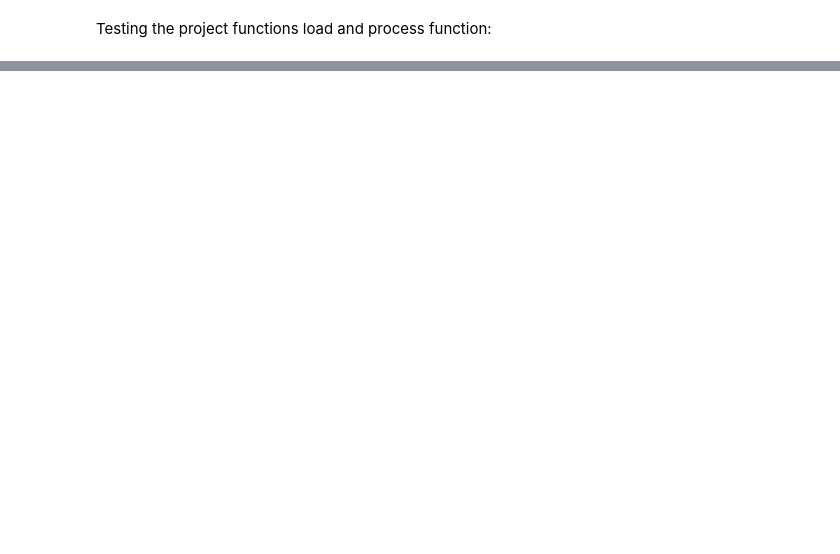
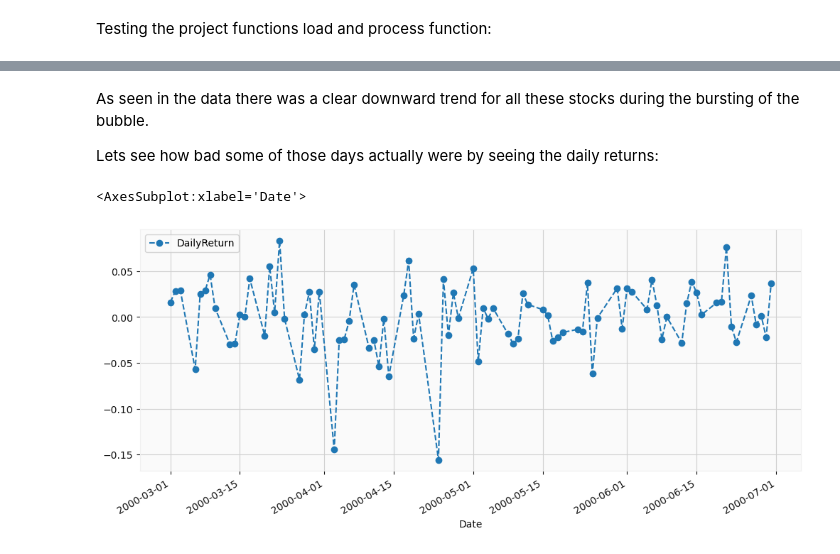
Before and after one commit to ubco-W2021T1-data301/project-group21-project, a Jupyter notebook: notebooks/analysis1.ipynb, the cells around one changed output, grey strips where cells are left out. Cells and saved outputs as stored; diff of their text form; code cells hidden in the pictures; blank space fills up the shorter version.

```diff
--- a/notebooks/analysis1.ipynb
+++ b/notebooks/analysis1.ipynb
@@ -517,0 +532,16 @@ df
+# %%
+# Loading and processing:
+# tech stocks
+AMZN_df = project_functions1.load_and_process("../data/raw/archive/Stocks/amzn.us.txt")
+MSFT_df = project_functions1.load_and_process("../data/raw/archive/Stocks/msft.us.txt")
+CSCO_df = project_functions1.load_and_process("../data/raw/archive/Stocks/csco.us.txt")
+
+# Bank stocks
+JPM_df = project_functions1.load_and_process("../data/raw/archive/Stocks/jpm.us.txt")
+BAC_df = project_functions1.load_and_process("../data/raw/archive/Stocks/bac.us.txt")
+BCS_df = project_functions1.load_and_process("../data/raw/archive/Stocks/bcs.us.txt")
+WFC_df = project_functions1.load_and_process("../data/raw/archive/Stocks/wfc.us.txt")
+
+# Other Stocks
+LMT_df = project_functions1.load_and_process("../data/raw/archive/Stocks/lmt.us.txt")
+BA_df = project_functions1.load_and_process("../data/raw/archive/Stocks/ba.us.txt")
@@ -517,0 +576,9 @@ df
+# %% [markdown]
+As seen in the data there was a clear downward trend for all these stocks during the bursting of the bubble.
+
+Lets see how bad some of those days actually were by seeing the daily returns:
+# %%
+display(MSFT_df['DailyReturn'].loc['2000-03-01':'2000-07-01'].plot(figsize=(12,5),legend=True,linestyle='--',marker='o'))
+# %% [output]
+<AxesSubplot:xlabel='Date'>
+[figure, added]
```
Also changed, not shown: parts of 39 cells of this notebook, 1 other file.
